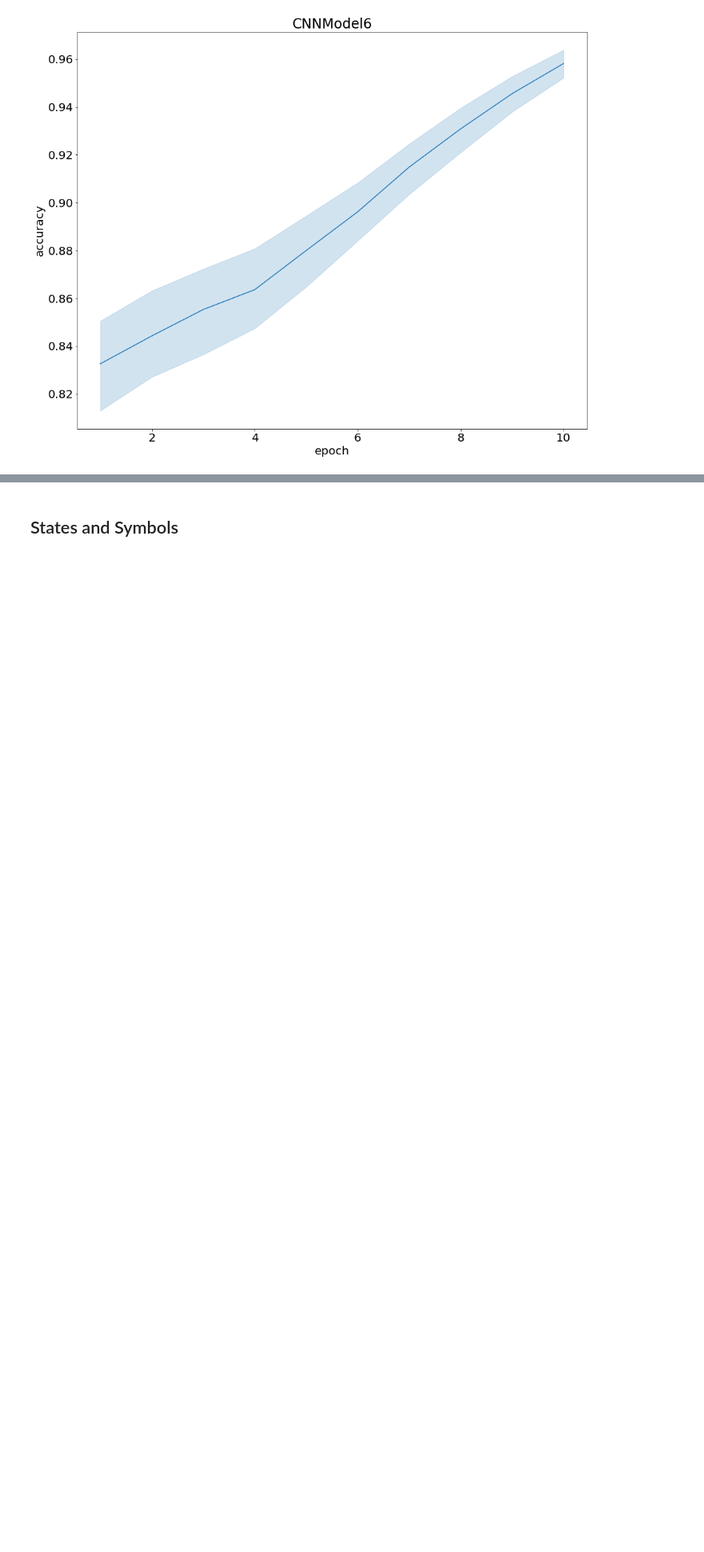
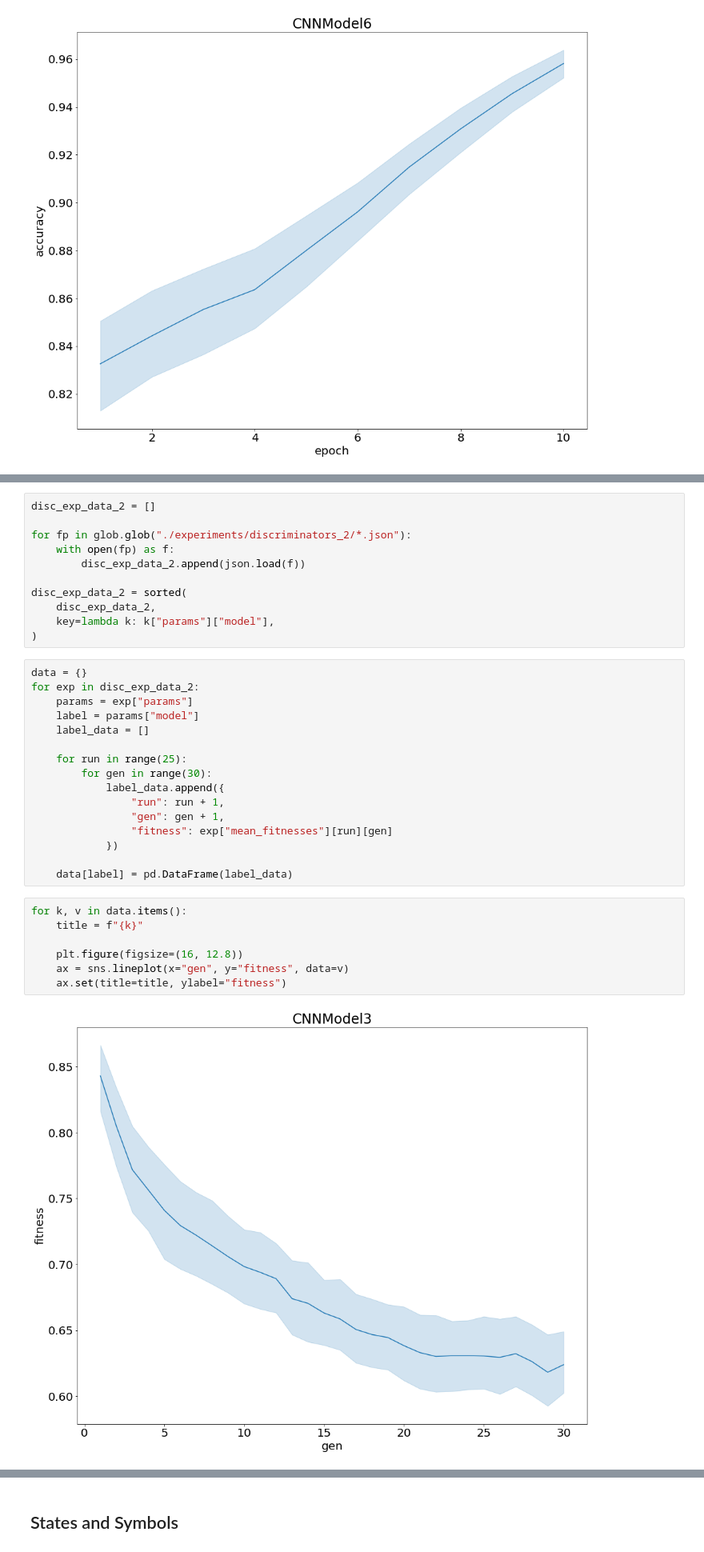
Before and after one commit to SamChatfield/final-year-project, a Jupyter notebook: experiment_results.ipynb, the cells around one changed output, grey strips where cells are left out. Shown at 80% size. Drawn from its saved outputs; the diff is of its cells as text; blank space fills up the shorter version.

```diff
--- a/experiment_results.ipynb
+++ b/experiment_results.ipynb
@@ -52,0 +57,36 @@ for k, v in data.items():
+# %%
+disc_exp_data_2 = []
+
+for fp in glob.glob("./experiments/discriminators_2/*.json"):
+    with open(fp) as f:
+        disc_exp_data_2.append(json.load(f))
+
+disc_exp_data_2 = sorted(
+    disc_exp_data_2,
+    key=lambda k: k["params"]["model"],
+)
+# %%
+data = {}
+for exp in disc_exp_data_2:
+    params = exp["params"]
+    label = params["model"]
+    label_data = []
+
+    for run in range(25):
+        for gen in range(30):
+            label_data.append({
+                "run": run + 1,
+                "gen": gen + 1,
+                "fitness": exp["mean_fitnesses"][run][gen]
+            })
+
+    data[label] = pd.DataFrame(label_data)
+# %%
+for k, v in data.items():
+    title = f"{k}"
+
+    plt.figure(figsize=(16, 12.8))
+    ax = sns.lineplot(x="gen", y="fitness", data=v)
+    ax.set(title=title, ylabel="fitness")
+# %% [output]
+[figure, added]
```
Also changed, not shown: parts of 3 cells of this notebook, 3 other files.
